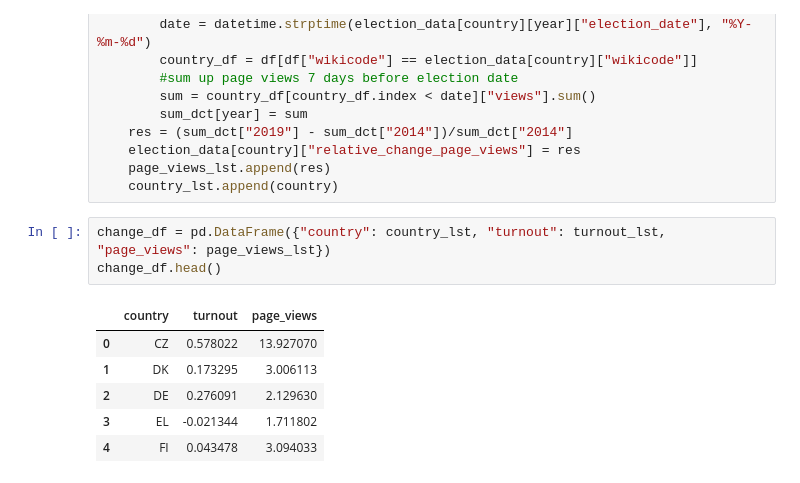
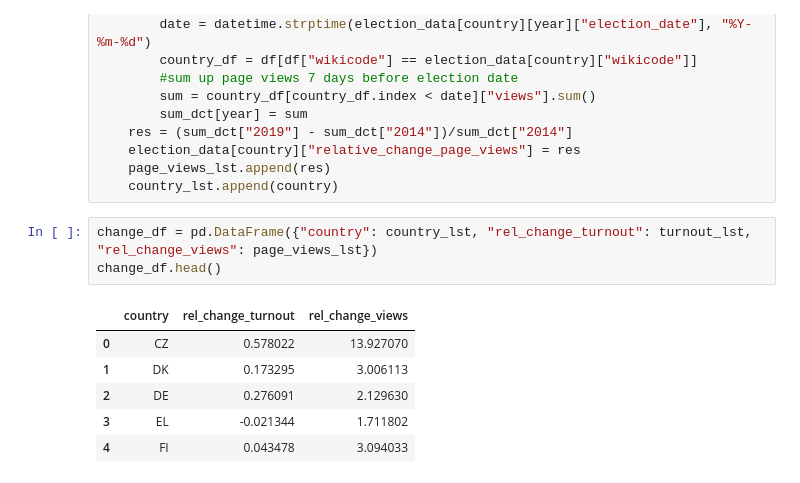
Before and after one commit to jstet/somda_project, a Jupyter notebook: analysis.ipynb, the cells around one changed output. Drawn from its saved outputs; the diff is of its cells as text.

```diff
--- a/analysis.ipynb
+++ b/analysis.ipynb
@@ -78,10 +79,10 @@ for country in election_data.keys():
     page_views_lst.append(res)
     country_lst.append(country)
 # %%
-change_df = pd.DataFrame({"country": country_lst, "turnout": turnout_lst, "page_views": page_views_lst})
+change_df = pd.DataFrame({"country": country_lst, "rel_change_turnout": turnout_lst, "rel_change_views": page_views_lst})
 change_df.head()
 # %% [output]
-|  | country | turnout | page_views |
+|  | country | rel_change_turnout | rel_change_views |
 | 0 | CZ | 0.578022 | 13.927070 |
 | 1 | DK | 0.173295 | 3.006113 |
 | 2 | DE | 0.276091 | 2.129630 |
```
Also changed, not shown: parts of 5 cells of this notebook.
